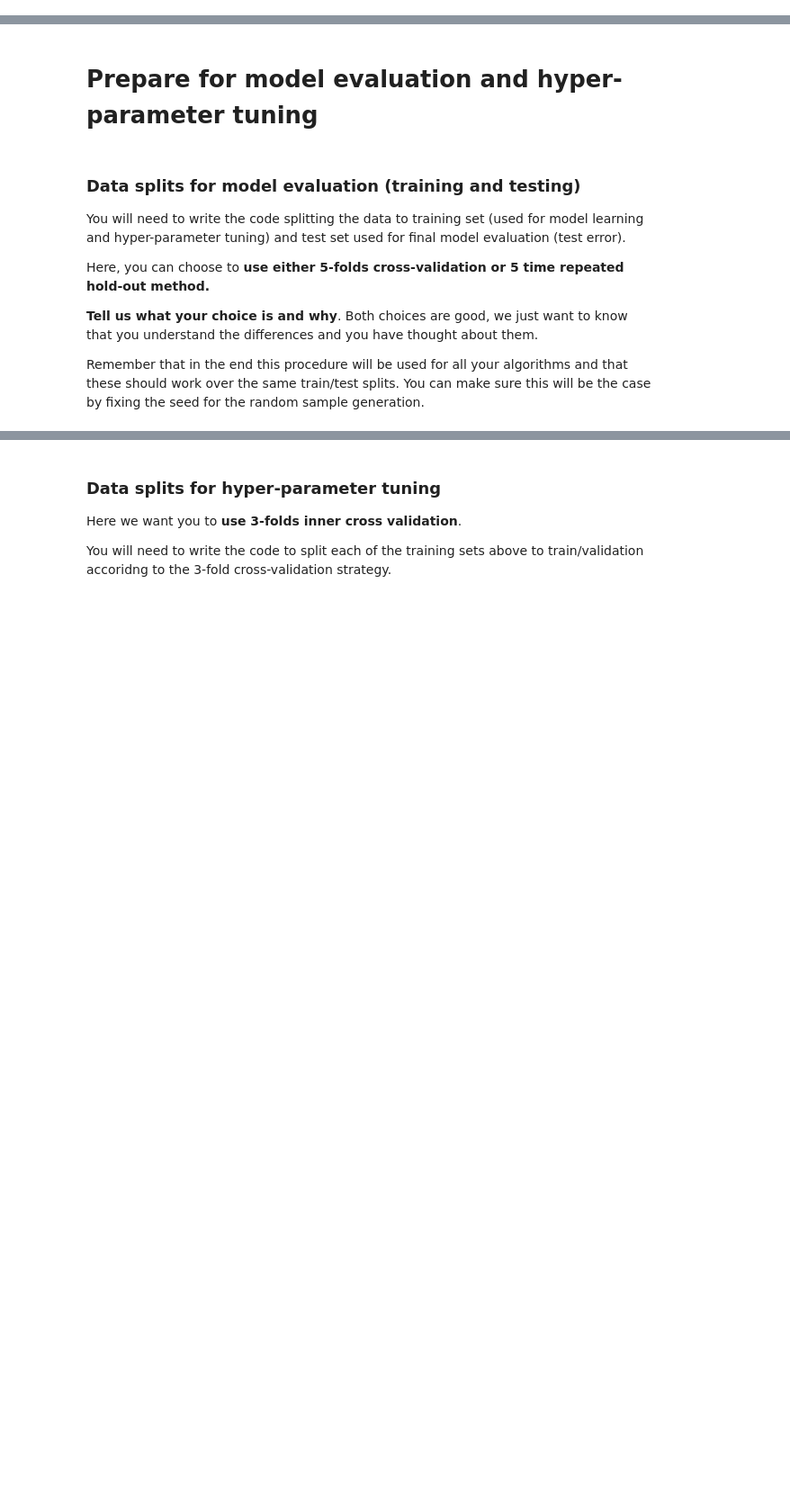
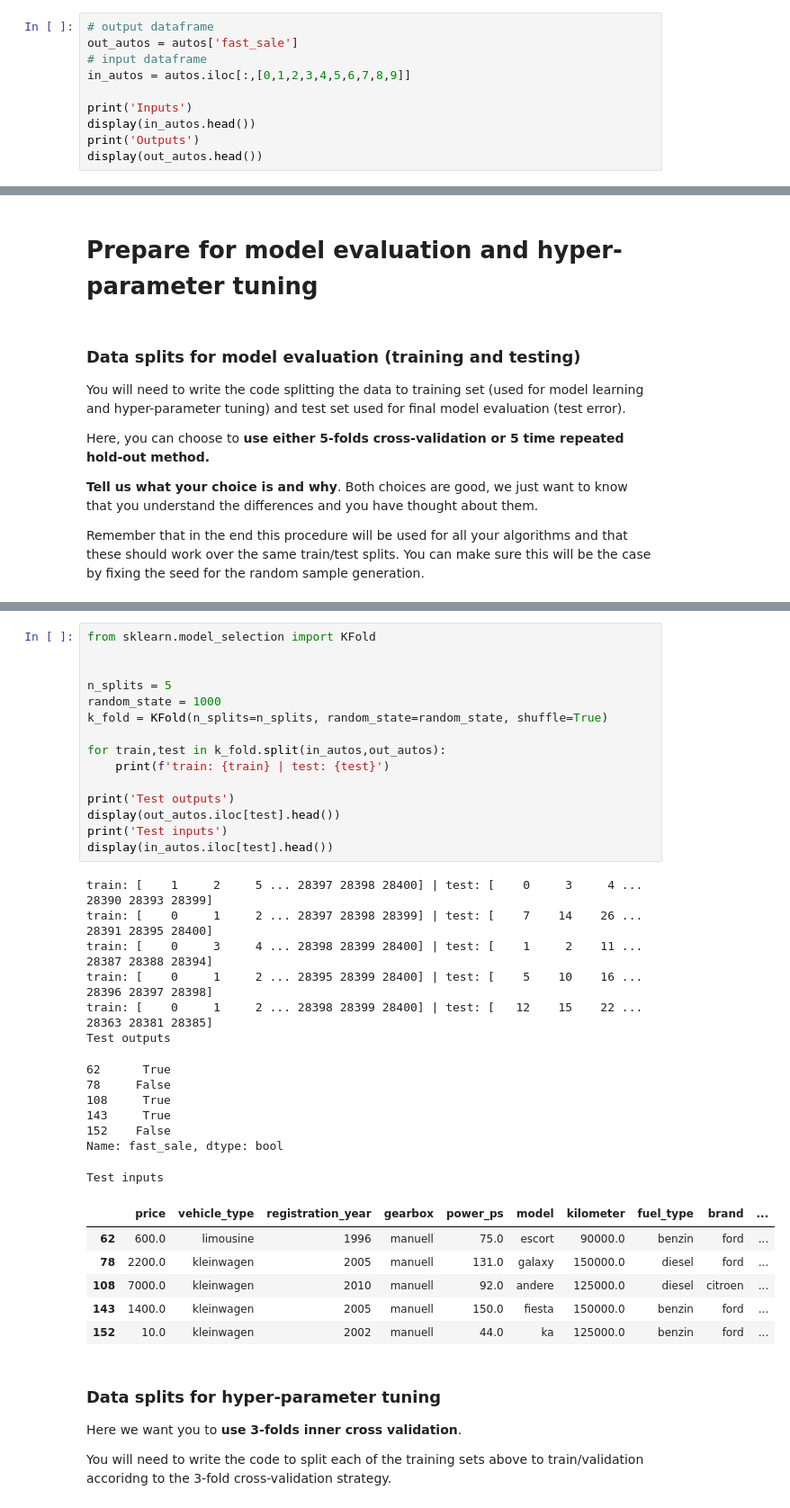
Before and after one commit to abousedas/datamining-tp02, a Jupyter notebook: TP2 - 01 Description.ipynb, the cells around one changed output, grey strips where cells are left out. Shown: that part at 90% size. Saved outputs shown, nothing was run; the diff lists cells and outputs as text; blank space fills up the shorter version.

```diff
--- a/TP2 - 01 Description.ipynb
+++ b/TP2 - 01 Description.ipynb
@@ -107,0 +117,10 @@ memory usage: 2.2+ MB
+# %%
+# output dataframe
+out_autos = autos['fast_sale']
+# input dataframe
+in_autos = autos.iloc[:,[0,1,2,3,4,5,6,7,8,9]]
+
+print('Inputs')
+display(in_autos.head())
+print('Outputs')
+display(out_autos.head())
@@ -120,3 +178,38 @@ Remember that in the end this procedure will be used for all your algorithms and
+# %%
+from sklearn.model_selection import KFold
+
+
+n_splits = 5
+random_state = 1000
+k_fold = KFold(n_splits=n_splits, random_state=random_state, shuffle=True)
+
+for train,test in k_fold.split(in_autos,out_autos):
+    print(f'train: {train} | test: {test}')
+
+print('Test outputs')
+display(out_autos.iloc[test].head())
+print('Test inputs')
+display(in_autos.iloc[test].head())
+# %% [output]
+train: [    1     2     5 ... 28397 28398 28400] | test: [    0     3     4 ... 28390 28393 28399]
+train: [    0     1     2 ... 28397 28398 28399] | test: [    7    14    26 ... 28391 28395 28400]
+train: [    0     3     4 ... 28398 28399 28400] | test: [    1     2    11 ... 28387 28388 28394]
+train: [    0     1     2 ... 28395 28399 28400] | test: [    5    10    16 ... 28396 28397 28398]
+train: [    0     1     2 ... 28398 28399 28400] | test: [   12    15    22 ... 28363 28381 28385]
+Test outputs
+62      True
+78     False
+108     True
+143     True
+152    False
+Name: fast_sale, dtype: bool
+Test inputs
+|  | price | vehicle_type | registration_year | gearbox | power_ps | model | kilometer | fuel_type | brand | ... |
+| 62 | 600.0 | limousine | 1996 | manuell | 75.0 | escort | 90000.0 | benzin | ford | ... |
+| 78 | 2200.0 | kleinwagen | 2005 | manuell | 131.0 | galaxy | 150000.0 | diesel | ford | ... |
+| 108 | 7000.0 | kleinwagen | 2010 | manuell | 92.0 | andere | 125000.0 | diesel | citroen | ... |
+| 143 | 1400.0 | kleinwagen | 2005 | manuell | 150.0 | fiesta | 150000.0 | benzin | ford | ... |
+| 152 | 10.0 | kleinwagen | 2002 | manuell | 44.0 | ka | 125000.0 | benzin | ford | ... |
 # %% [markdown]
 ### Data splits for hyper-parameter tuning
 
```
Also changed, not shown: parts of 28 cells of this notebook.
